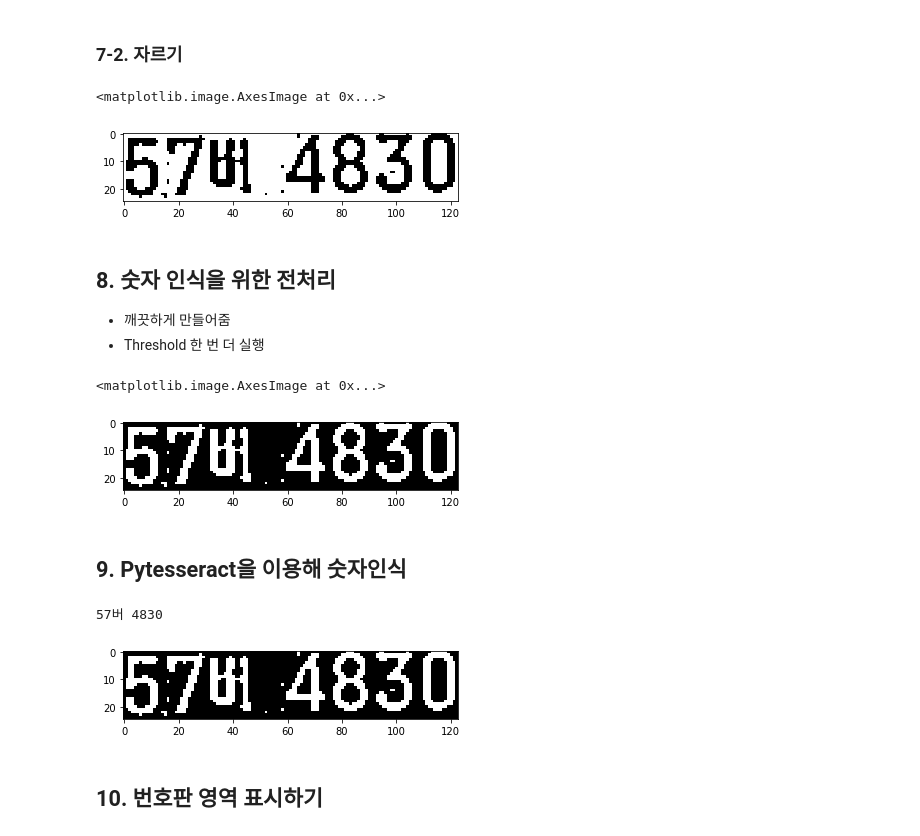
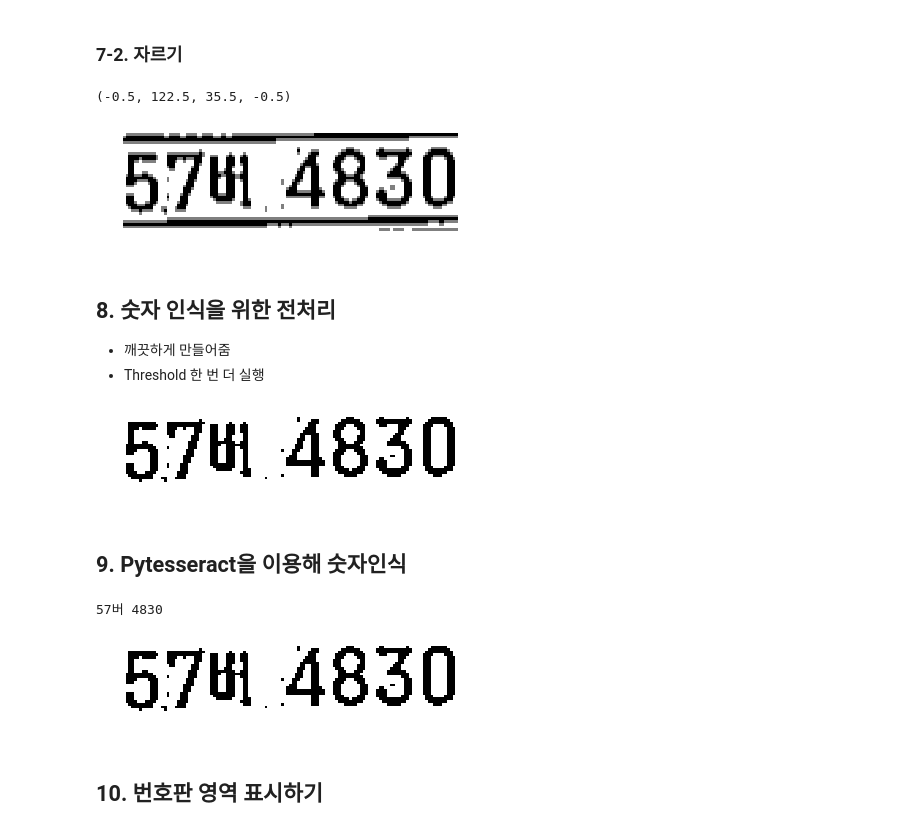
Before and after one commit to gjustin40/gjustin40-blog, a Jupyter notebook: Car_License_Recognition.ipynb, the cells around one changed output. Cells and saved outputs as stored; diff of their text form; code cells hidden in the pictures.

```diff
--- a/Car_License_Recognition.ipynb
+++ b/Car_License_Recognition.ipynb
@@ -346,7 +357,7 @@ else:
 - Padding을 사용해 번호판 영역 넉넉하게 구하기
 - Contour을 이용해 가로, 세로 각각 구하기
 # %%
-PLATE_PADDING = 1.1
+PLATE_PADDING = 1.6
 # %% [markdown]
 ### 7-1. 번호판 중심, 가로, 세로 구하기
 # %%
@@ -362,24 +373,25 @@ plate_height = sorted_plate[3]['h'] * PLATE_PADDING
 # %%
 image_crop = cv2.getRectSubPix(
     image_thresh,
     patchSize=(int(plate_width), int(plate_height)),
     center=(int(plate_cx), int(plate_cy))
 )
 
 plt.imshow(image_crop, cmap='gray')
+plt.axis('off')
 # %% [output]
-<matplotlib.image.AxesImage at 0x...>
+(-0.5, 122.5, 35.5, -0.5)
-[figure, old version]
+[figure, new version]
 # %% [markdown]
 ## 8. 숫자 인식을 위한 전처리
 - 깨끗하게 만들어줌
 - Threshold 한 번 더 실행
 # %%
-_, image_final = cv2.threshold(image_crop, thresh=125, maxval=255, type=cv2.THRESH_BINARY_INV)
+_, image_final = cv2.threshold(image_crop, thresh=125, maxval=255, type=cv2.THRESH_BINARY)
 plt.imshow(image_final, cmap = 'gray')
+plt.axis('off')
 # %% [output]
-<matplotlib.image.AxesImage at 0x...>
-[figure, old version]
+[figure, new version]
 # %% [markdown]
 ## 9. Pytesseract을 이용해 숫자인식
 # %%
@@ -388,10 +400,11 @@ import pytesseract
 result = pytesseract.image_to_string(image_final, lang='kor', config='--psm 7 --oem 0')
 
 plt.imshow(image_final, cmap = 'gray')
+plt.axis('off')
 print(result)
 # %% [output]
 57버 4830
-[figure, old version]
+[figure, new version]
 # %% [markdown]
 ## 10. 번호판 영역 표시하기
 # %%
```
Also changed, not shown: parts of 14 cells of this notebook.
